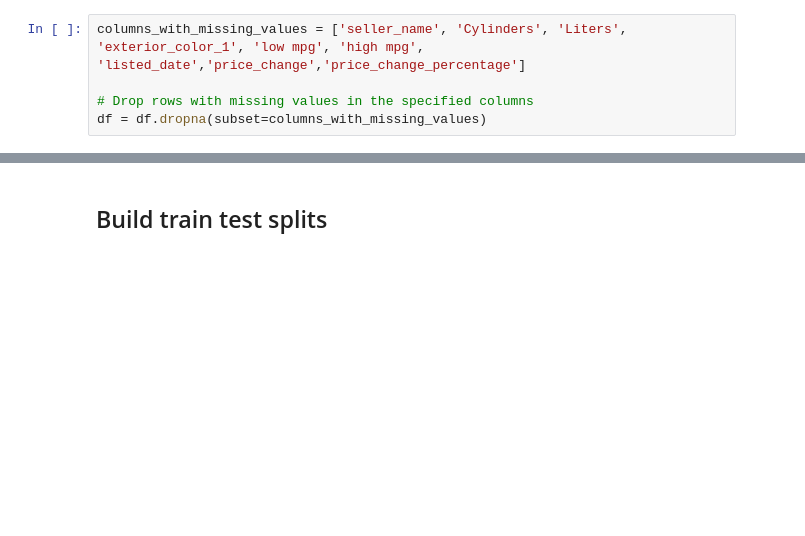
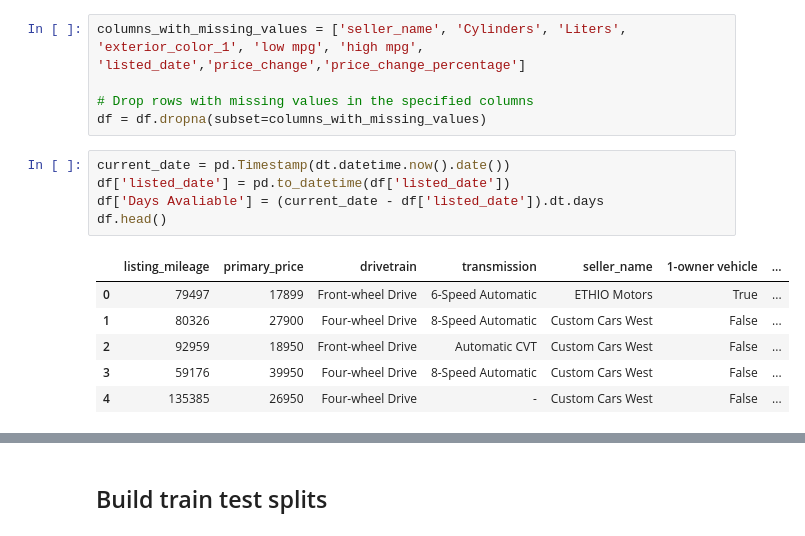
Before and after one commit to evanhollier/Cars_Project, a Jupyter notebook: linear_regression.ipynb, the cells around one changed output, grey strips where cells are left out. Drawn from its saved outputs; the diff is of its cells as text; blank space fills up the shorter version.

```diff
--- a/linear_regression.ipynb
+++ b/linear_regression.ipynb
@@ -59,3 +59,15 @@ columns_with_missing_values = ['seller_name', 'Cylinders', 'Liters', 'exterior_c
 
 # Drop rows with missing values in the specified columns
 df = df.dropna(subset=columns_with_missing_values)
+# %%
+current_date = pd.Timestamp(dt.datetime.now().date())
+df['listed_date'] = pd.to_datetime(df['listed_date'])
+df['Days Avaliable'] = (current_date - df['listed_date']).dt.days
+df.head()
+# %% [output]
+|  | listing_mileage | primary_price | drivetrain | transmission | seller_name | 1-owner vehicle | ... |
+| 0 | 79497 | 17899 | Front-wheel Drive | 6-Speed Automatic | ETHIO Motors | True | ... |
+| 1 | 80326 | 27900 | Four-wheel Drive | 8-Speed Automatic | Custom Cars West | False | ... |
+| 2 | 92959 | 18950 | Front-wheel Drive | Automatic CVT | Custom Cars West | False | ... |
+| 3 | 59176 | 39950 | Four-wheel Drive | 8-Speed Automatic | Custom Cars West | False | ... |
+| 4 | 135385 | 26950 | Four-wheel Drive | - | Custom Cars West | False | ... |
```
Also changed, not shown: parts of 8 cells of this notebook.
